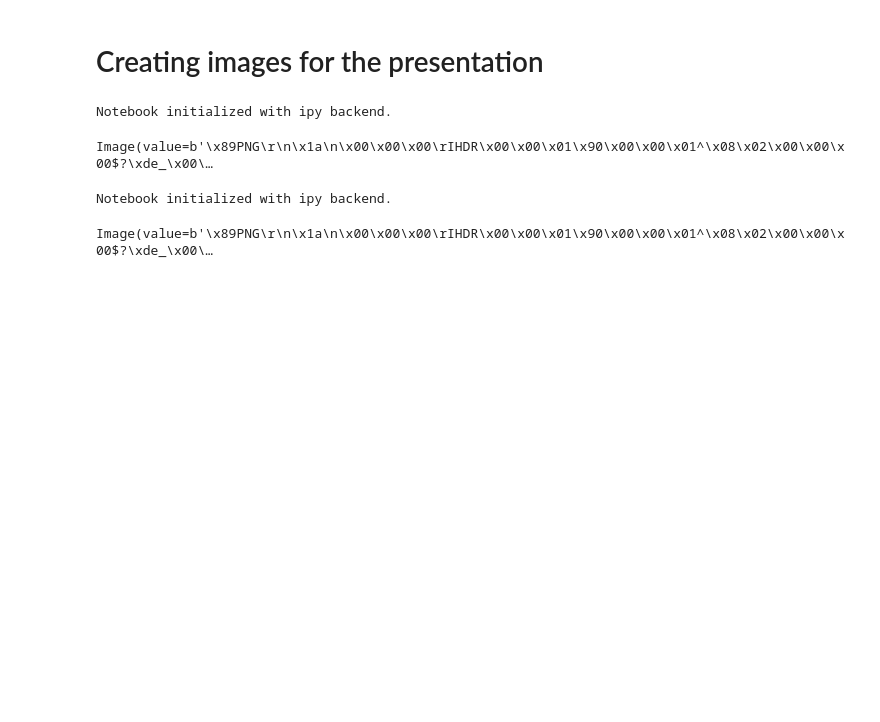
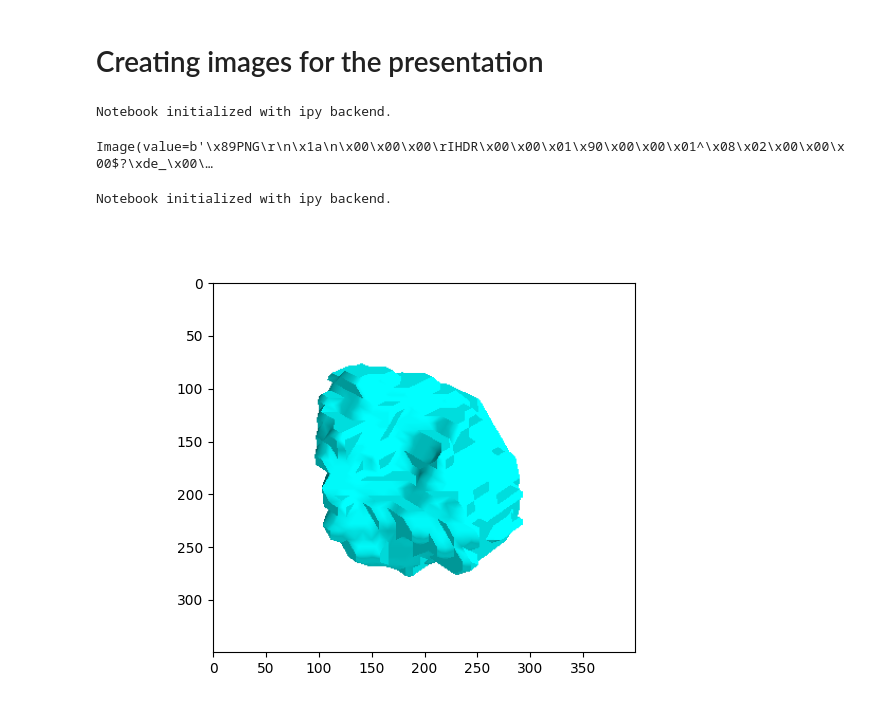
Before and after one commit to paige-lee/ontology_fwer, a Jupyter notebook: Code for real data/Drawing_Brain_Structures.ipynb, the cells around one changed output. Cells and saved outputs as stored; diff of their text form; code cells hidden in the pictures; blank space fills up the shorter version.

```diff
--- a/Code for real data/Drawing_Brain_Structures.ipynb
+++ b/Code for real data/Drawing_Brain_Structures.ipynb
@@ -143,21 +144,25 @@ from mayavi import mlab
 # %%
 fname = "Adt27-55_18_Adt27-55_18_FullLabels.hdr"
 vol = nib.load(fname)
 I = vol.get_fdata().squeeze()
 
 ids = [73] # Left amygdala
 
 S = np.zeros_like(I)
 for id_ in ids:
     S = np.logical_or(S,I==id_)
 
 mlab.init_notebook()
 fig = mlab.figure(0,bgcolor=(1.0,1.0,1.0),fgcolor=(0.0,0.0,0.0))
 mlab.clf()
 mlab.contour3d(S*1.0,contours=[0.5], color=(0.0,1.0,1.0))
+arr1 = mlab.screenshot()
+mlab.savefig(filename='left_amygdala.png')
+pl.imshow(arr1)
+pl.show()
 # %% [output]
 Notebook initialized with ipy backend.
-Image(value=b'\x89PNG\r\n\x1a\n\x00\x00\x00\rIHDR\x00\x00\x01\x90\x00\x00\x01^\x08\x02\x00\x00\x00$?\xde_\x00\…
+[figure, added]
 # %%
 fname = "Adt27-55_18_Adt27-55_18_FullLabels.hdr"
 vol = nib.load(fname)
```
Also changed, not shown: parts of 7 cells of this notebook, 5 other files.
